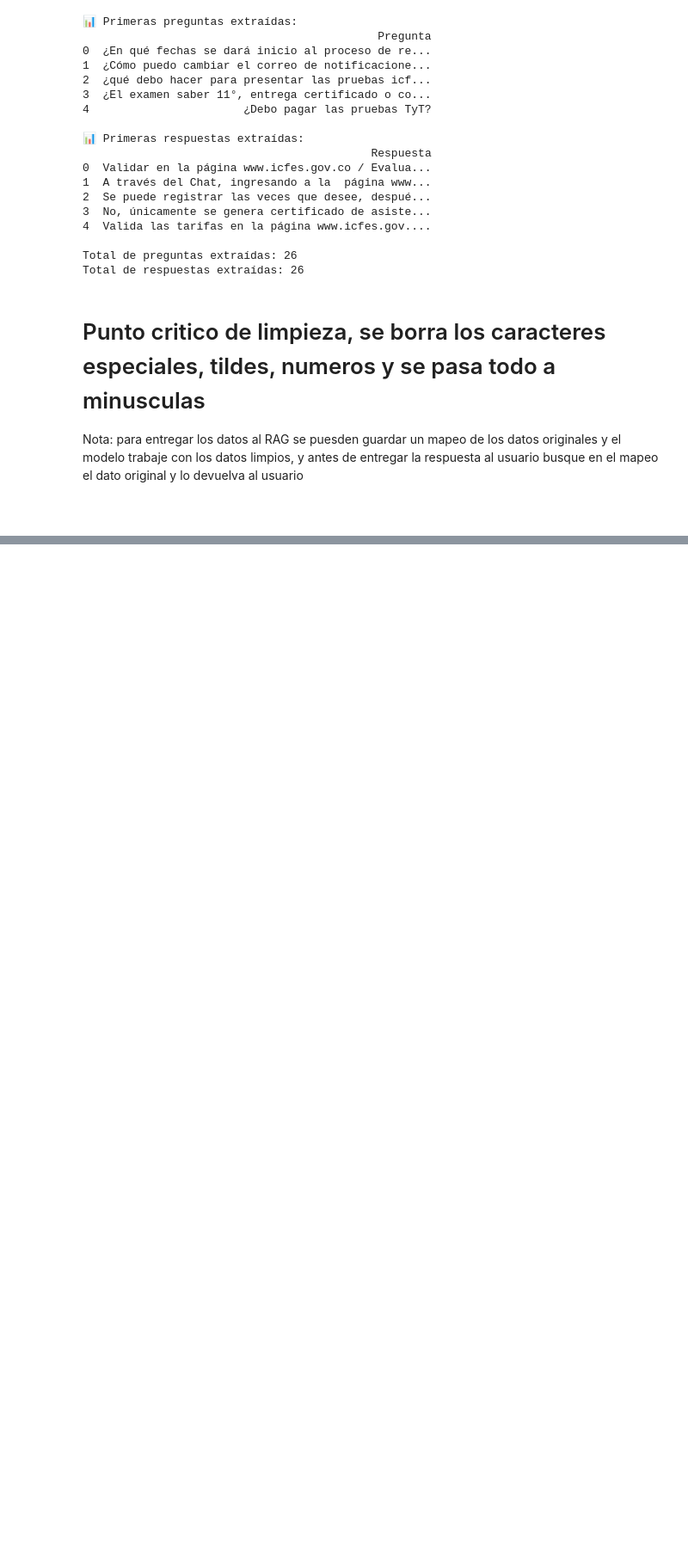
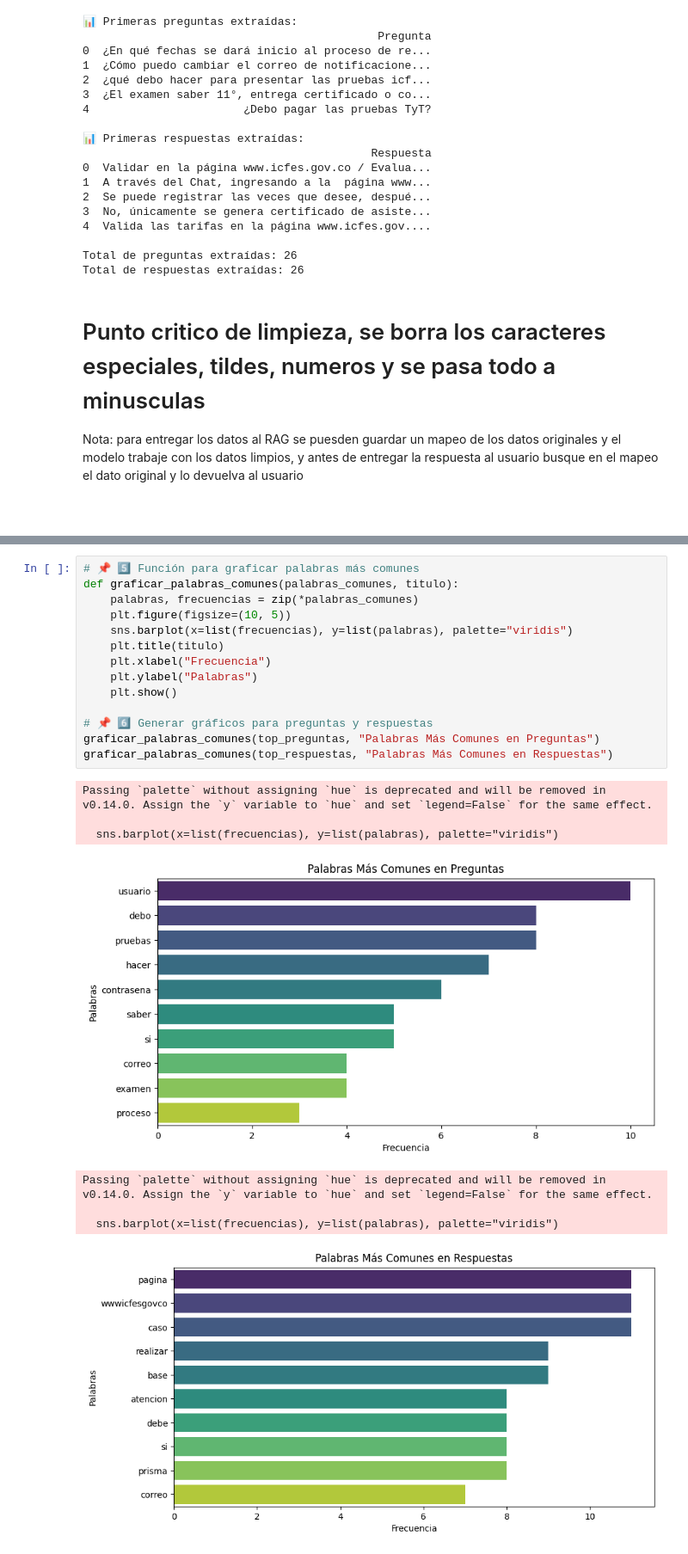
Before and after one commit to Isaac-opz/SaberPro-AI-Assistant, a Jupyter notebook: EDA/EDA.ipynb, the cells around one changed output, grey strips where cells are left out. Shown: that part at 86% size. Drawn from its saved outputs; the diff is of its cells as text; blank space fills up the shorter version.

```diff
--- a/EDA/EDA.ipynb
+++ b/EDA/EDA.ipynb
@@ -206,0 +209,23 @@ LookupError:
+# %%
+# 📌 5️⃣ Función para graficar palabras más comunes
+def graficar_palabras_comunes(palabras_comunes, titulo):
+    palabras, frecuencias = zip(*palabras_comunes)
+    plt.figure(figsize=(10, 5))
+    sns.barplot(x=list(frecuencias), y=list(palabras), palette="viridis")
+    plt.title(titulo)
+    plt.xlabel("Frecuencia")
+    plt.ylabel("Palabras")
+    plt.show()
+
+# 📌 6️⃣ Generar gráficos para preguntas y respuestas
+graficar_palabras_comunes(top_preguntas, "Palabras Más Comunes en Preguntas")
+graficar_palabras_comunes(top_respuestas, "Palabras Más Comunes en Respuestas")
+# %% [output]
+Passing `palette` without assigning `hue` is deprecated and will be removed in v0.14.0. Assign the `y` variable to `hue` and set `legend=False` for the same effect.
+
+  sns.barplot(x=list(frecuencias), y=list(palabras), palette="viridis")
+[figure, added]
+Passing `palette` without assigning `hue` is deprecated and will be removed in v0.14.0. Assign the `y` variable to `hue` and set `legend=False` for the same effect.
+
+  sns.barplot(x=list(frecuencias), y=list(palabras), palette="viridis")
+[figure, added]
```
Also changed, not shown: parts of 5 cells of this notebook, 3 other files.
